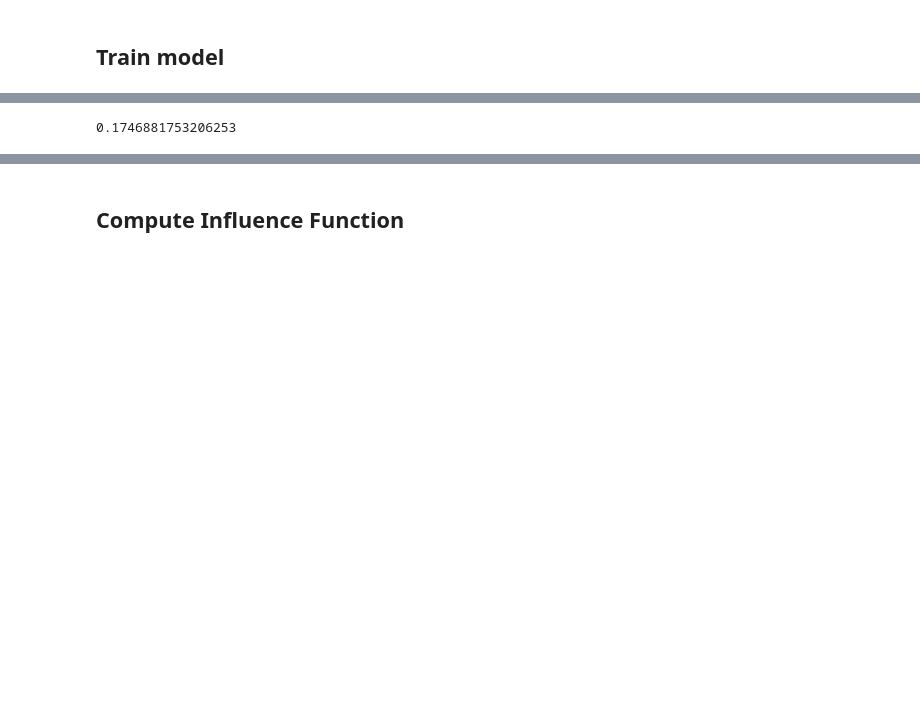
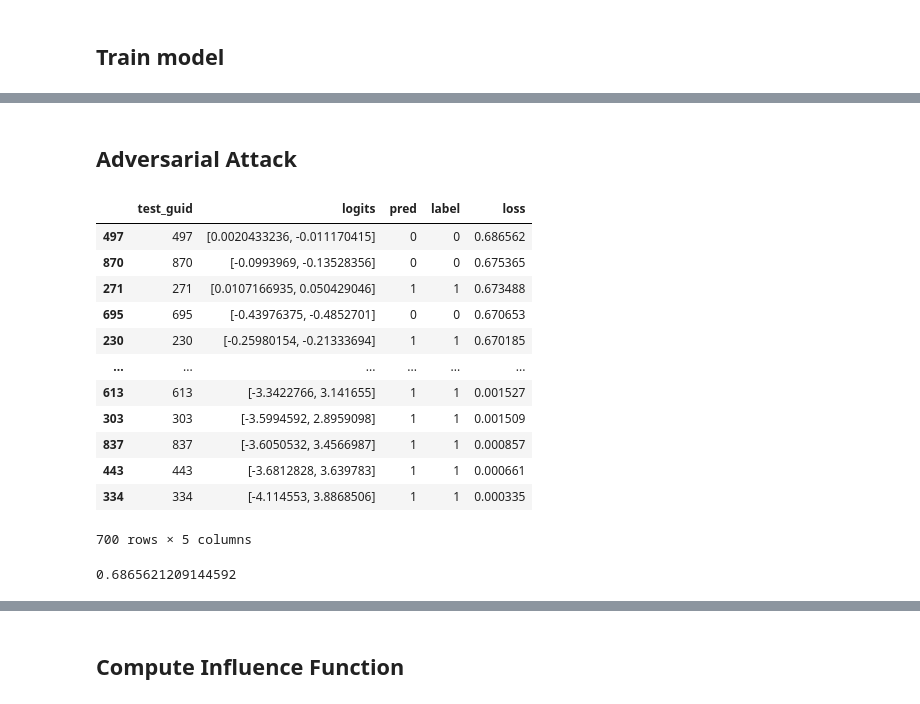
Before and after one commit to patcao/sentiment-influence-function, a Jupyter notebook: Bert-Adversarial-Attack.ipynb, the cells around one changed output, grey strips where cells are left out. Drawn from its saved outputs; the diff is of its cells as text; code cells hidden in the pictures; blank space fills up the shorter version.

```diff
--- a/Bert-Adversarial-Attack.ipynb
+++ b/Bert-Adversarial-Attack.ipynb
@@ -86,5 +76,2 @@ View run at https://wandb.ai/patcao/Bert-scratch/runs/q0vkhss9
-# %%
-baseline_test_loss = fdf[fdf.test_guid == TEST_GUID].loss.squeeze()
-baseline_test_loss
-# %% [output]
-0.1746881753206253
+# %% [markdown]
+## Adversarial Attack
@@ -90,0 +148,24 @@ baseline_test_loss
+# %%
+original_df[original_df.pred == original_df.label].sort_values('loss', ascending=False)
+# %% [output]
+|  | test_guid | logits | pred | label | loss |
+| 497 | 497 | [0.0020433236, -0.011170415] | 0 | 0 | 0.686562 |
+| 870 | 870 | [-0.0993969, -0.13528356] | 0 | 0 | 0.675365 |
+| 271 | 271 | [0.0107166935, 0.050429046] | 1 | 1 | 0.673488 |
+| 695 | 695 | [-0.43976375, -0.4852701] | 0 | 0 | 0.670653 |
+| 230 | 230 | [-0.25980154, -0.21333694] | 1 | 1 | 0.670185 |
+| ... | ... | ... | ... | ... | ... |
+| 613 | 613 | [-3.3422766, 3.141655] | 1 | 1 | 0.001527 |
+| 303 | 303 | [-3.5994592, 2.8959098] | 1 | 1 | 0.001509 |
+| 837 | 837 | [-3.6050532, 3.4566987] | 1 | 1 | 0.000857 |
+| 443 | 443 | [-3.6812828, 3.639783] | 1 | 1 | 0.000661 |
+| 334 | 334 | [-4.114553, 3.8868506] | 1 | 1 | 0.000335 |
+700 rows × 5 columns
+# %%
+# TEST_GUID = 716
+TEST_GUID = 497
+
+baseline_test_loss = original_df[original_df.test_guid == TEST_GUID].loss.squeeze()
+baseline_test_loss
+# %% [output]
+0.6865621209144592
```
Also changed, not shown: parts of 43 cells of this notebook, 7 other files.
